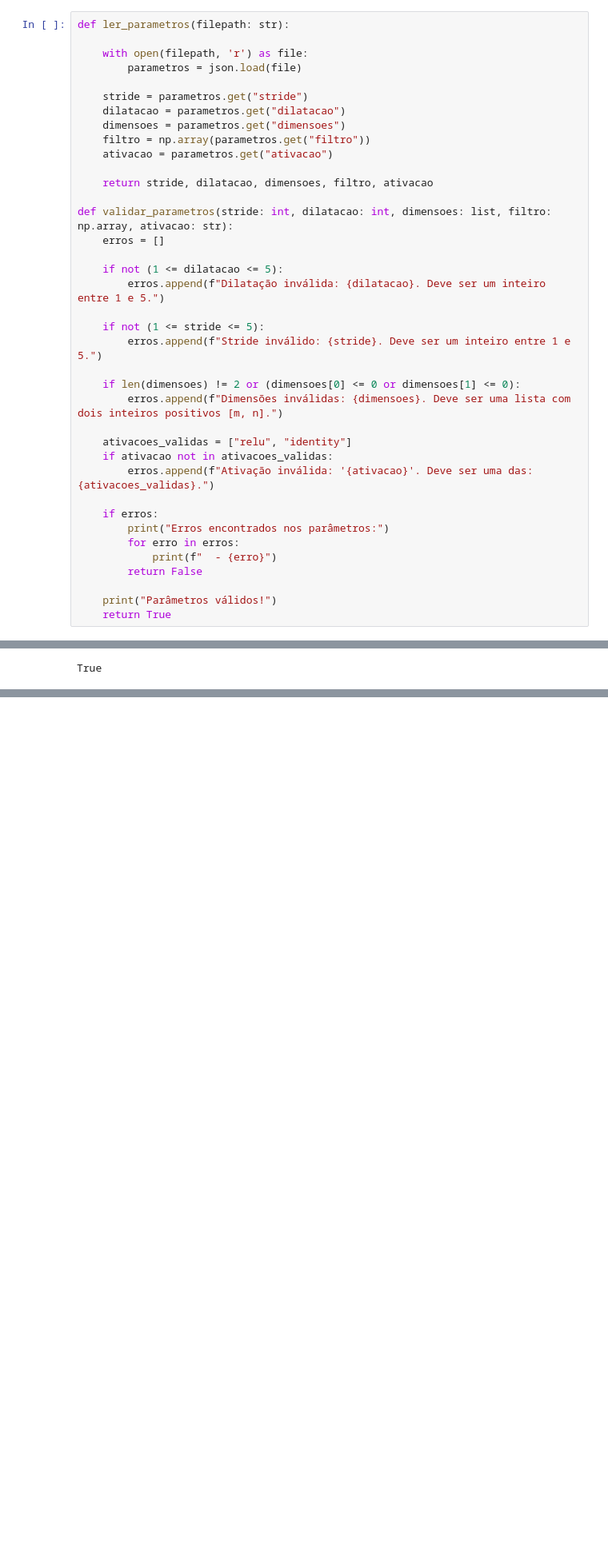
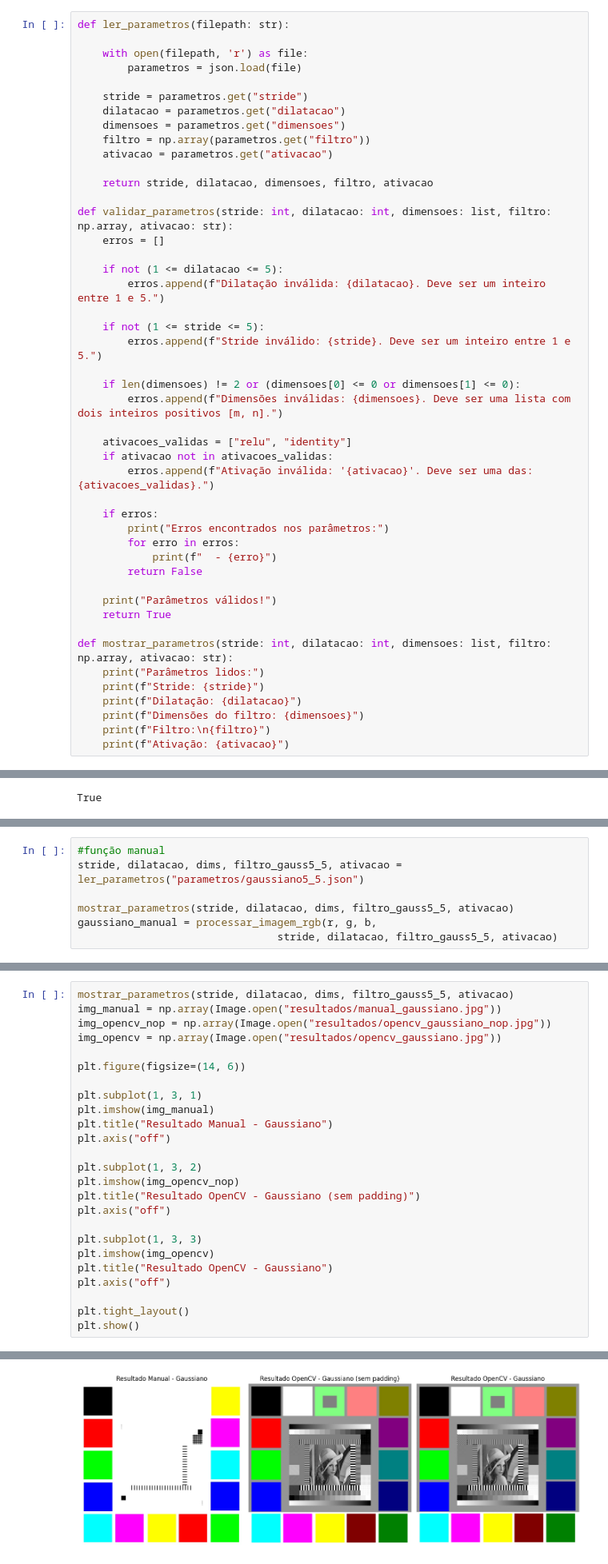
Before and after one commit to adriel1ft/atrous-correlation, a Jupyter notebook: explore_kam.ipynb, the cells around one changed output, grey strips where cells are left out. Shown at 80% size. Cells and saved outputs as stored; diff of their text form; blank space fills up the shorter version.

```diff
--- a/explore_kam.ipynb
+++ b/explore_kam.ipynb
@@ -157,6 +146,14 @@ def validar_parametros(stride: int, dilatacao: int, dimensoes: list, filtro: np.
 
     print("Parâmetros válidos!")
     return True
+
+def mostrar_parametros(stride: int, dilatacao: int, dimensoes: list, filtro: np.array, ativacao: str):
+    print("Parâmetros lidos:")
+    print(f"Stride: {stride}")
+    print(f"Dilatação: {dilatacao}")
+    print(f"Dimensões do filtro: {dimensoes}")
+    print(f"Filtro:\n{filtro}")
+    print(f"Ativação: {ativacao}")
 # %%
 path = "parametros/parametros.json"
 stride, dilatacao, dimensoes, filtro, ativacao = ler_parametros(path)
@@ -182,0 +261,7 @@ True
+# %%
+#função manual
+stride, dilatacao, dims, filtro_gauss5_5, ativacao = ler_parametros("parametros/gaussiano5_5.json")
+
+mostrar_parametros(stride, dilatacao, dims, filtro_gauss5_5, ativacao)
+gaussiano_manual = processar_imagem_rgb(r, g, b,
+                                stride, dilatacao, filtro_gauss5_5, ativacao)
@@ -182,0 +316,26 @@ True
+# %%
+mostrar_parametros(stride, dilatacao, dims, filtro_gauss5_5, ativacao)
+img_manual = np.array(Image.open("resultados/manual_gaussiano.jpg"))
+img_opencv_nop = np.array(Image.open("resultados/opencv_gaussiano_nop.jpg"))
+img_opencv = np.array(Image.open("resultados/opencv_gaussiano.jpg"))
+
+plt.figure(figsize=(14, 6))
+
+plt.subplot(1, 3, 1)
+plt.imshow(img_manual)
+plt.title("Resultado Manual - Gaussiano")
+plt.axis("off")
+
+plt.subplot(1, 3, 2)
+plt.imshow(img_opencv_nop)
+plt.title("Resultado OpenCV - Gaussiano (sem padding)")
+plt.axis("off")
+
+plt.subplot(1, 3, 3)
+plt.imshow(img_opencv)
+plt.title("Resultado OpenCV - Gaussiano")
+plt.axis("off")
+
+plt.tight_layout()
+plt.show()
+# %% [output]
@@ -182,0 +353 @@ True
+[figure, added]
```
Also changed, not shown: parts of 12 cells of this notebook, 4 other files.
